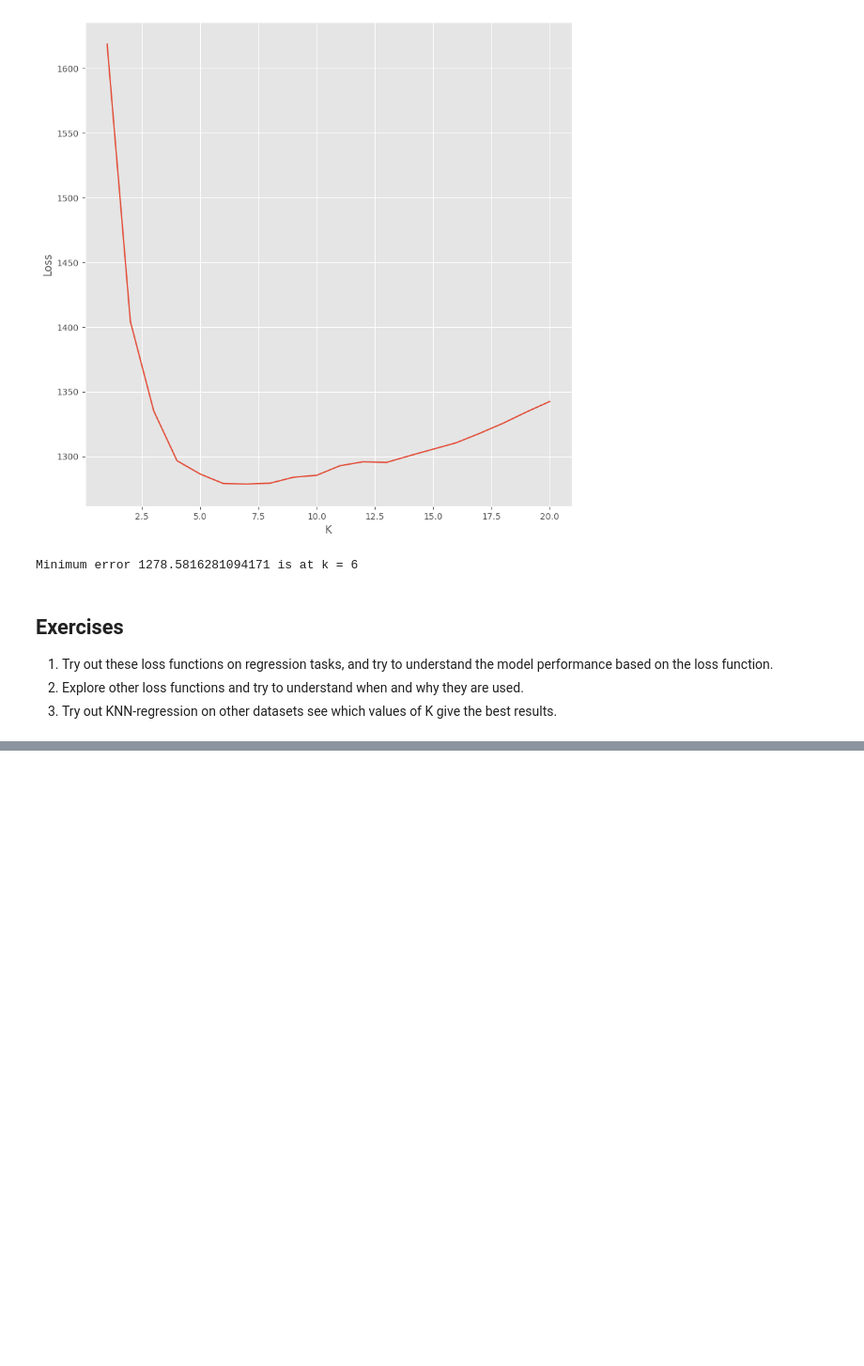
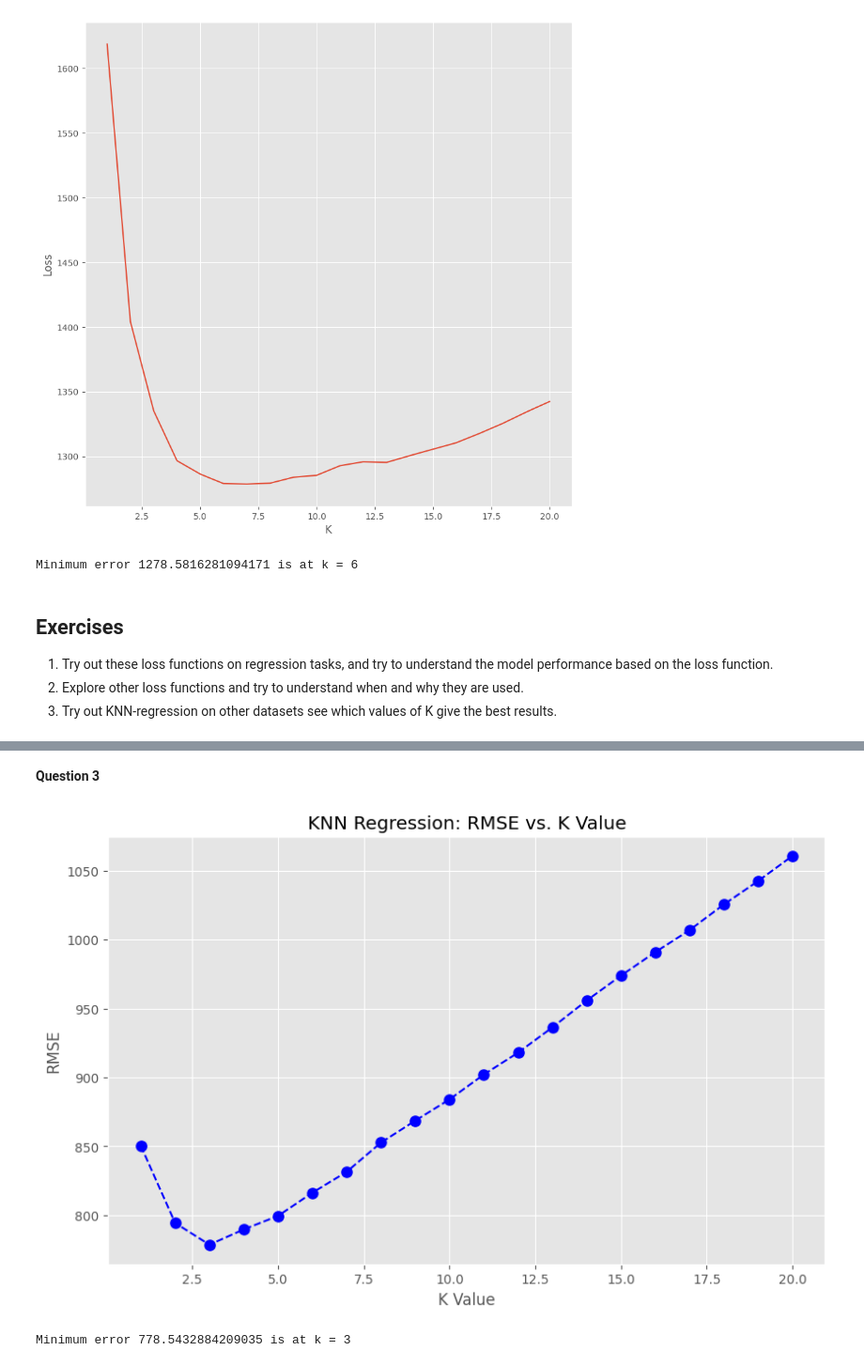
Before and after one commit to VyjayantiN/FMML-Projects-Assignments-2023, a Jupyter notebook: Regression_Lab_2.ipynb, the cells around one changed output, grey strips where cells are left out. Shown at 94% size. Saved outputs shown, nothing was run; the diff lists cells and outputs as text; code cells hidden in the pictures; blank space fills up the shorter version.

```diff
--- a/Regression_Lab_2.ipynb
+++ b/Regression_Lab_2.ipynb
@@ -259,0 +309,65 @@ Minimum error 1278.5816281094171 is at k = 6
+# %% [markdown]
+**Question 3**
+# %%
+import pandas as pd
+from sklearn.model_selection import train_test_split
+from sklearn.preprocessing import MinMaxScaler
+from sklearn.neighbors import KNeighborsRegressor
+from sklearn.metrics import mean_squared_error
+from math import sqrt
+import numpy as np
+import matplotlib.pyplot as plt
+
+# Load Diamonds dataset
+diamonds_url = "/content/diamonds.csv"
+diamonds = pd.read_csv(diamonds_url)
+
+# Preprocess Data
+diamonds = diamonds.drop(['Unnamed: 0'], axis=1)
+
+# Convert categorical variables to numerical representations using one-hot encoding
+diamonds = pd.get_dummies(diamonds, columns=['cut', 'color', 'clarity'], drop_first=True)
+
+# Assuming 'price' is the target variable
+X = diamonds.drop('price', axis=1)
+y = diamonds['price']
+
+# Split the data into training and testing sets
+X_train, X_test, y_train, y_test = train_test_split(X, y, test_size=0.3, random_state=42)
+
+# Scale the features
+scaler = MinMaxScaler(feature_range=(0, 1))
+X_train_scaled = scaler.fit_transform(X_train)
+X_test_scaled = scaler.transform(X_test)
+
+
+# KNN Regression function
+def knn_regression(k, X_train, y_train, X_test, y_test):
+    model = KNeighborsRegressor(n_neighbors=k)
+    model.fit(X_train, y_train)
+    pred = model.predict(X_test)
+    error = sqrt(mean_squared_error(y_test, pred))
+    return error
+
+# Find the best value of K
+rmse_values = []
+for k in range(1, 21):
+    error = knn_regression(k, X_train_scaled, y_train, X_test_scaled, y_test)
+    rmse_values.append(error)
+
+# Plot the results
+plt.figure(figsize=(10, 6))
+plt.plot(range(1, 21), rmse_values, marker='o', linestyle='dashed', color='blue', markersize=8)
+plt.title('KNN Regression: RMSE vs. K Value')
+plt.xlabel('K Value')
+plt.ylabel('RMSE')
+plt.show()
+
+# Find the minimum RMSE and corresponding K value
+rmse_values = np.asarray(rmse_values)
+best_k = np.argmin(rmse_values) + 1
+min_error = np.min(rmse_values)
+print("Minimum error {} is at k = {}".format(min_error, best_k))
+# %% [output]
+[figure, added]
+Minimum error 778.5432884209035 is at k = 3
```
Also changed, not shown: parts of 5 cells of this notebook.
